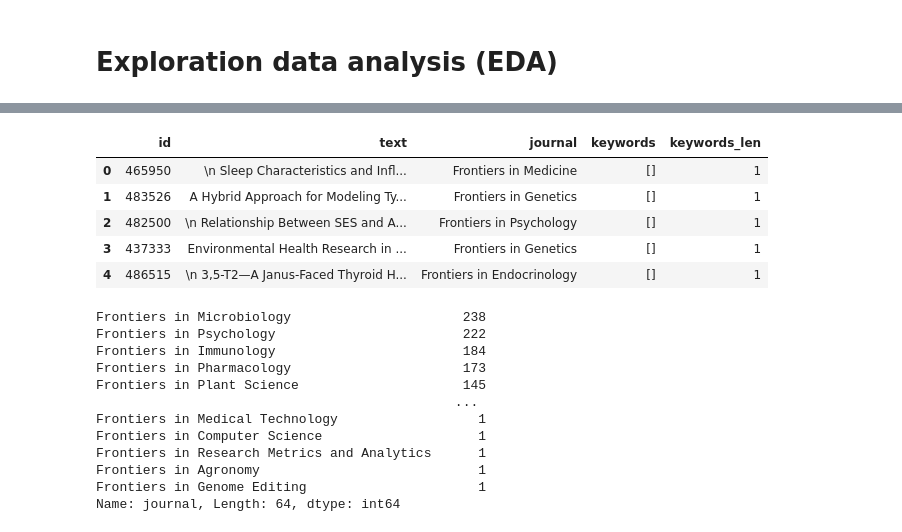
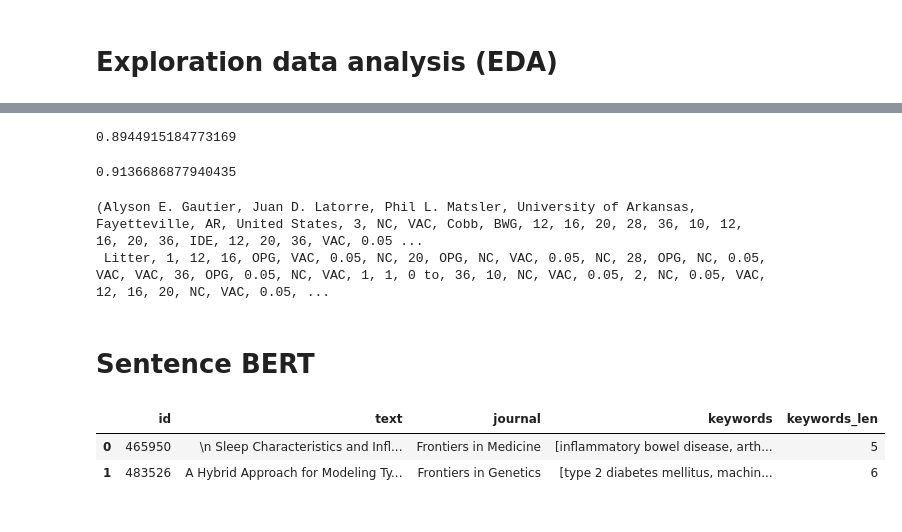
Before and after one commit to opertifelipe/frontiers, a Jupyter notebook: notebooks/Untitled.ipynb, the cells around one changed output, grey strips where cells are left out. Saved outputs shown, nothing was run; the diff lists cells and outputs as text; code cells hidden in the pictures.

```diff
--- a/notebooks/Untitled.ipynb
+++ b/notebooks/Untitled.ipynb
@@ -16,0 +33,23 @@ df = pd.DataFrame.from_dict(list_of_papers)
+# %%
+import re
+def find_keywords(s):
+    start = "Keywords:"
+    end = "Citation:"
+    s = s.replace(" :",":")
+    keywords_list = s[s.find(start)+len(start):s.rfind(end)].replace("\n"," ").replace(":","").split(",")
+    keywords_list = [keyword.strip() for keyword in keywords_list ]
+    return keywords_list
+# %%
+list_of_all_keywords = []
+for i, row in df.iterrows():
+    list_of_all_keywords.append(find_keywords(row["text"]))
+df["keywords"] = list_of_all_keywords
+df["keywords_len"] = df["keywords"].apply(lambda x: len(x))
+# %%
+def preprocess(text):
+    word_to_remove = ["google", "scholar","pub","1","2","3","4","5","6","7","8","9"]
+    stop = set(stopwords.words('english') + list(string.punctuation))
+    preprocessed_text = " ".join([i for i in word_tokenize(text.lower()) if (i not in stop) and (len(i) > 3) and (i not in word_to_remove)])
+    return preprocessed_text
+# %%
+df["proprocessed_text"] = df["text"].apply(preprocess)
@@ -73,0 +172,15 @@ for i, row in df.iterrows():
+# %%
+doc1.similarity(doc3)
+# %% [output]
+0.8944915184773169
+# %%
+doc2.similarity(doc3)
+# %% [output]
+0.9136686877940435
+# %%
+print(doc1.ents)
+# %% [output]
+(Alyson E. Gautier, Juan D. Latorre, Phil L. Matsler, University of Arkansas, Fayetteville, AR, United States, 3, NC, VAC, Cobb, BWG, 12, 16, 20, 28, 36, 10, 12, 16, 20, 36, IDE, 12, 20, 36, VAC, 0.05 ...
+ Litter, 1, 12, 16, OPG, VAC, 0.05, NC, 20, OPG, NC, VAC, 0.05, NC, 28, OPG, NC, 0.05, VAC, VAC, 36, OPG, 0.05, NC, VAC, 1, 1, 0 to, 36, 10, NC, VAC, 0.05, 2, NC, 0.05, VAC, 12, 16, 20, NC, VAC, 0.05, ...
+# %% [markdown]
+# Sentence BERT
@@ -74,24 +190,6 @@ for i, row in df.iterrows():
 # %%
-df.head()
+df.head(2)
 # %% [output]
 |  | id | text | journal | keywords | keywords_len |
-| 0 | 465950 | \n Sleep Characteristics and Infl... | Frontiers in Medicine | [] | 1 |
-| 1 | 483526 | A Hybrid Approach for Modeling Ty... | Frontiers in Genetics | [] | 1 |
-| 2 | 482500 | \n Relationship Between SES and A... | Frontiers in Psychology | [] | 1 |
-| 3 | 437333 | Environmental Health Research in ... | Frontiers in Genetics | [] | 1 |
-| 4 | 486515 | \n 3,5-T2—A Janus-Faced Thyroid H... | Frontiers in Endocrinology | [] | 1 |
+| 0 | 465950 | \n Sleep Characteristics and Infl... | Frontiers in Medicine | [inflammatory bowel disease, arth... | 5 |
+| 1 | 483526 | A Hybrid Approach for Modeling Ty... | Frontiers in Genetics | [type 2 diabetes mellitus, machin... | 6 |
-# %%
-df["journal"].value_counts()
-# %% [output]
-Frontiers in Microbiology                      238
-Frontiers in Psychology                        222
-Frontiers in Immunology                        184
-Frontiers in Pharmacology                      173
-Frontiers in Plant Science                     145
-                                              ...
-Frontiers in Medical Technology                  1
-Frontiers in Computer Science                    1
-Frontiers in Research Metrics and Analytics      1
-Frontiers in Agronomy                            1
-Frontiers in Genome Editing                      1
-Name: journal, Length: 64, dtype: int64
```
Also changed, not shown: parts of 44 cells of this notebook.
